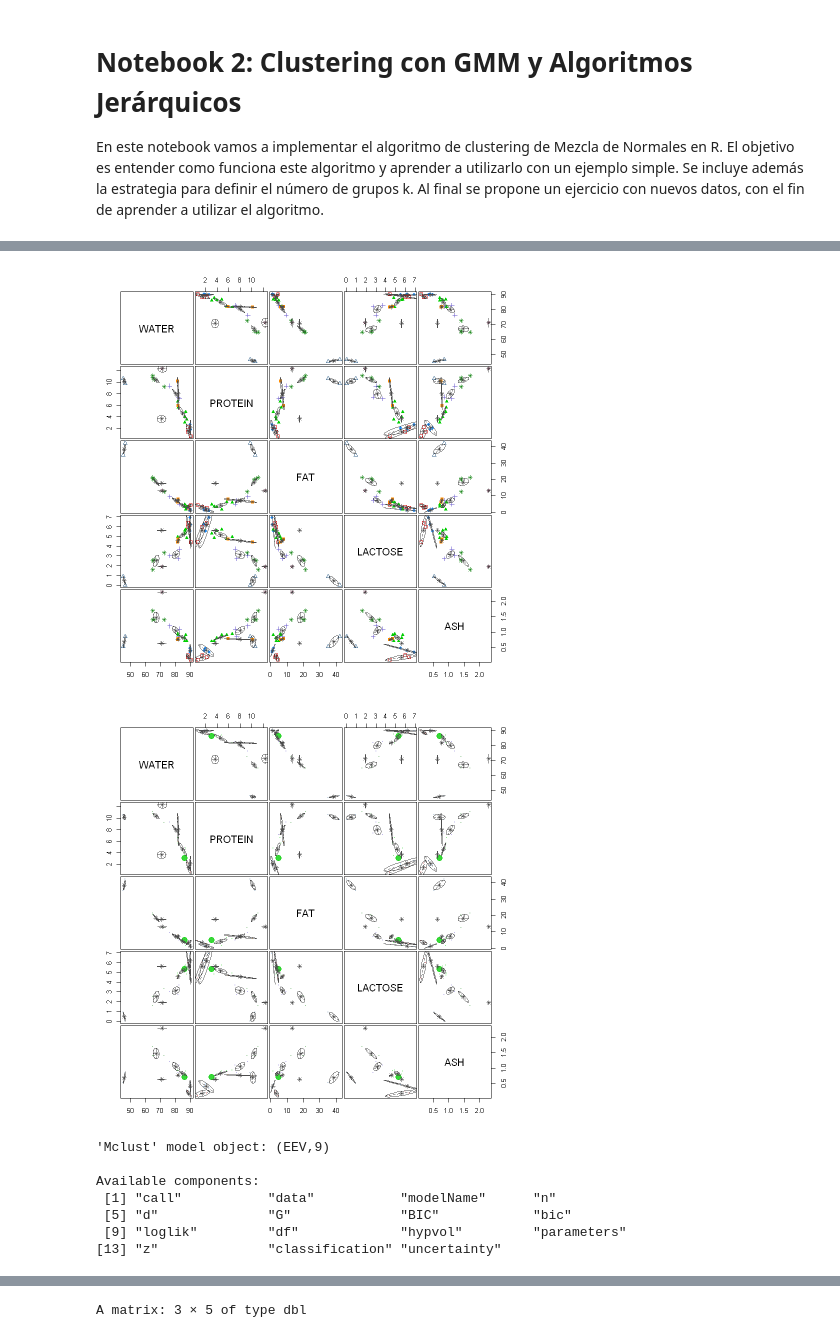
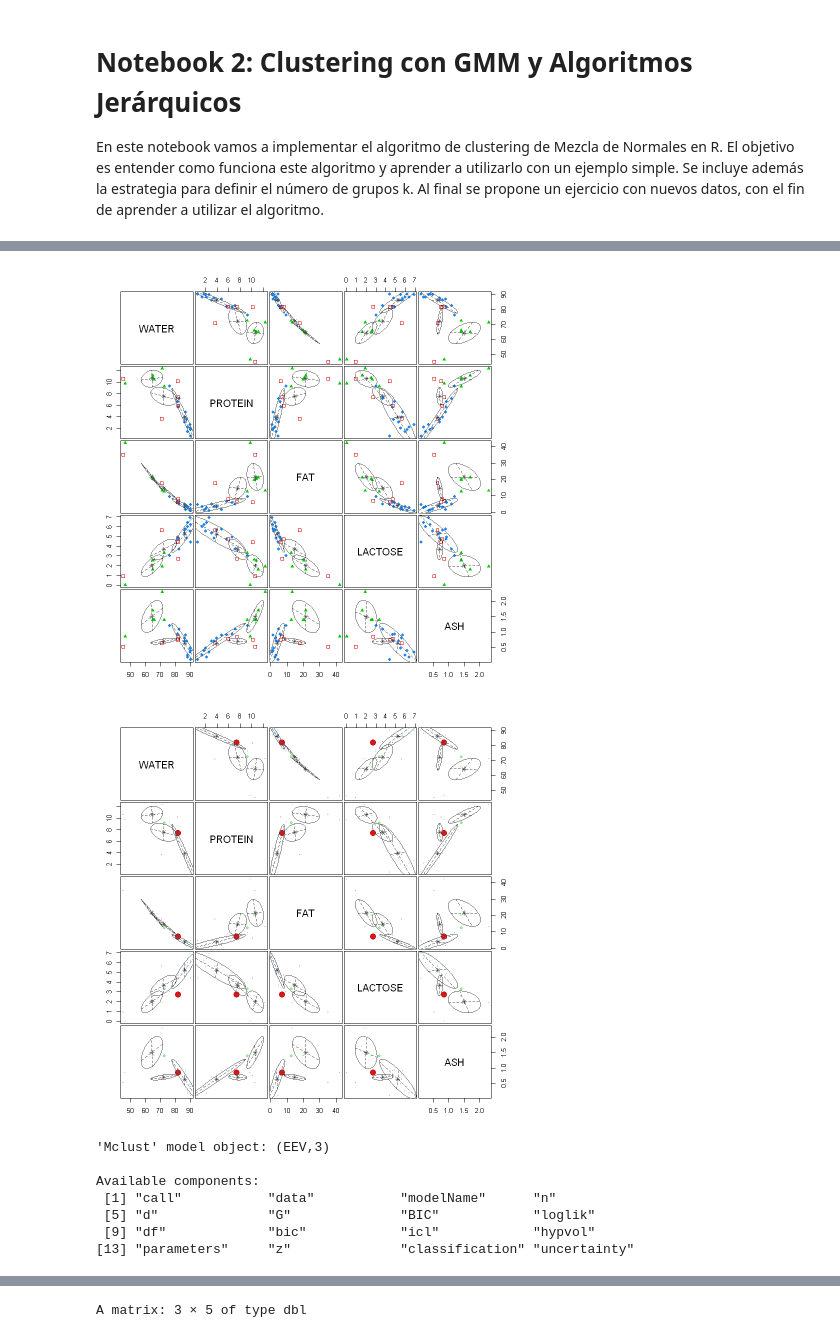
Before and after one commit to elianascheihing/INFO257, a Jupyter notebook: clustering/Clustering_Notebook2.ipynb, the cells around one changed output, grey strips where cells are left out. Saved outputs shown, nothing was run; the diff lists cells and outputs as text; code cells hidden in the pictures.

```diff
--- a/clustering/Clustering_Notebook2.ipynb
+++ b/clustering/Clustering_Notebook2.ipynb
@@ -3,10 +3,12 @@
 
 En este notebook vamos a implementar el algoritmo de clustering de Mezcla de Normales en R. El objetivo es entender como funciona este algoritmo y  aprender a utilizarlo con un ejemplo simple. Se incluye además la estrategia para definir el número de grupos k. Al final se propone un ejercicio con nuevos datos, con el fin de aprender a utilizar el algoritmo.
 # %%
+#install.packages("mclust")
+#install.packages("cluster")
 library(mclust)
 library(cluster)
 #ruta datos
 #lee datos del archivo de texto como una matriz. La primera #columna se utiliza como vector de nombres de las filas
-datos <-read.table("c:\\milk.dat",row.names=1,dec=".",header=TRUE)
+datos <-read.table("milk1.dat",row.names=1,dec=".",header=TRUE)
 summary(datos)
 # %% [output]
@@ -29,5 +29,5 @@ Type 'citation("mclust")' for citing this R package in publications.
 # %%
-clus <-Mclust(datos)
+clus <-Mclust(datos,G=3)
 summary(clus)
 plot(clus)
 clus
@@ -48,9 +48,9 @@ Clustering table:
-[figure, old version]
+[figure, new version]
-[figure, old version]
+[figure, new version]
-'Mclust' model object: (EEV,9)
+'Mclust' model object: (EEV,3)
 
 Available components:
  [1] "call"           "data"           "modelName"      "n"
- [5] "d"              "G"              "BIC"            "bic"
- [9] "loglik"         "df"             "hypvol"         "parameters"
-[13] "z"              "classification" "uncertainty"
+ [5] "d"              "G"              "BIC"            "loglik"
+ [9] "df"             "bic"            "icl"            "hypvol"
+[13] "parameters"     "z"              "classification" "uncertainty"
```
Also changed, not shown: parts of 3 cells of this notebook, 5 other files.
